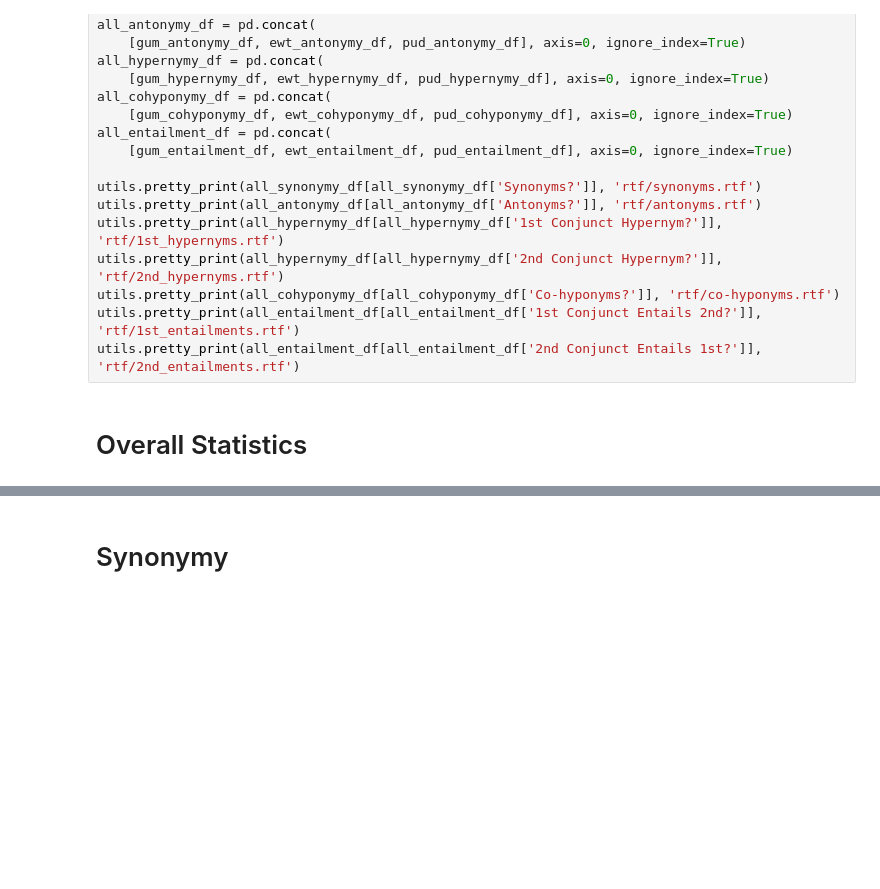
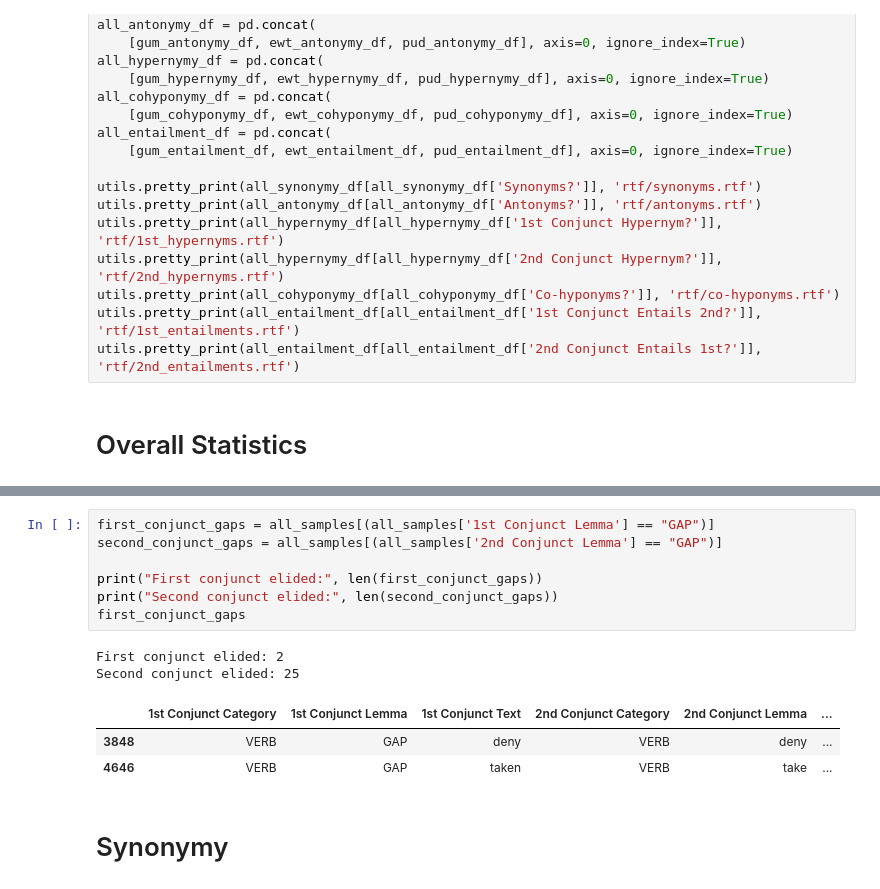
Before and after one commit to jkallini/SemanticCoordinationAnalysis, a Jupyter notebook: analysis.ipynb, the cells around one changed output, grey strips where cells are left out. Saved outputs shown, nothing was run; the diff lists cells and outputs as text; blank space fills up the shorter version.

```diff
--- a/analysis.ipynb
+++ b/analysis.ipynb
@@ -463,5 +467,18 @@ stat=11719.310, p=0.000
 Dependent (reject H0)
 [figure]
+# %%
+first_conjunct_gaps = all_samples[(all_samples['1st Conjunct Lemma'] == "GAP")]
+second_conjunct_gaps = all_samples[(all_samples['2nd Conjunct Lemma'] == "GAP")]
+
+print("First conjunct elided:", len(first_conjunct_gaps))
+print("Second conjunct elided:", len(second_conjunct_gaps))
+first_conjunct_gaps
+# %% [output]
+First conjunct elided: 2
+Second conjunct elided: 25
+|  | 1st Conjunct Category | 1st Conjunct Lemma | 1st Conjunct Text | 2nd Conjunct Category | 2nd Conjunct Lemma | ... |
+| 3848 | VERB | GAP | deny | VERB | deny | ... |
+| 4646 | VERB | GAP | taken | VERB | take | ... |
 # %% [markdown]
 # Synonymy
 # %%
```
Also changed, not shown: parts of 14 cells of this notebook.
